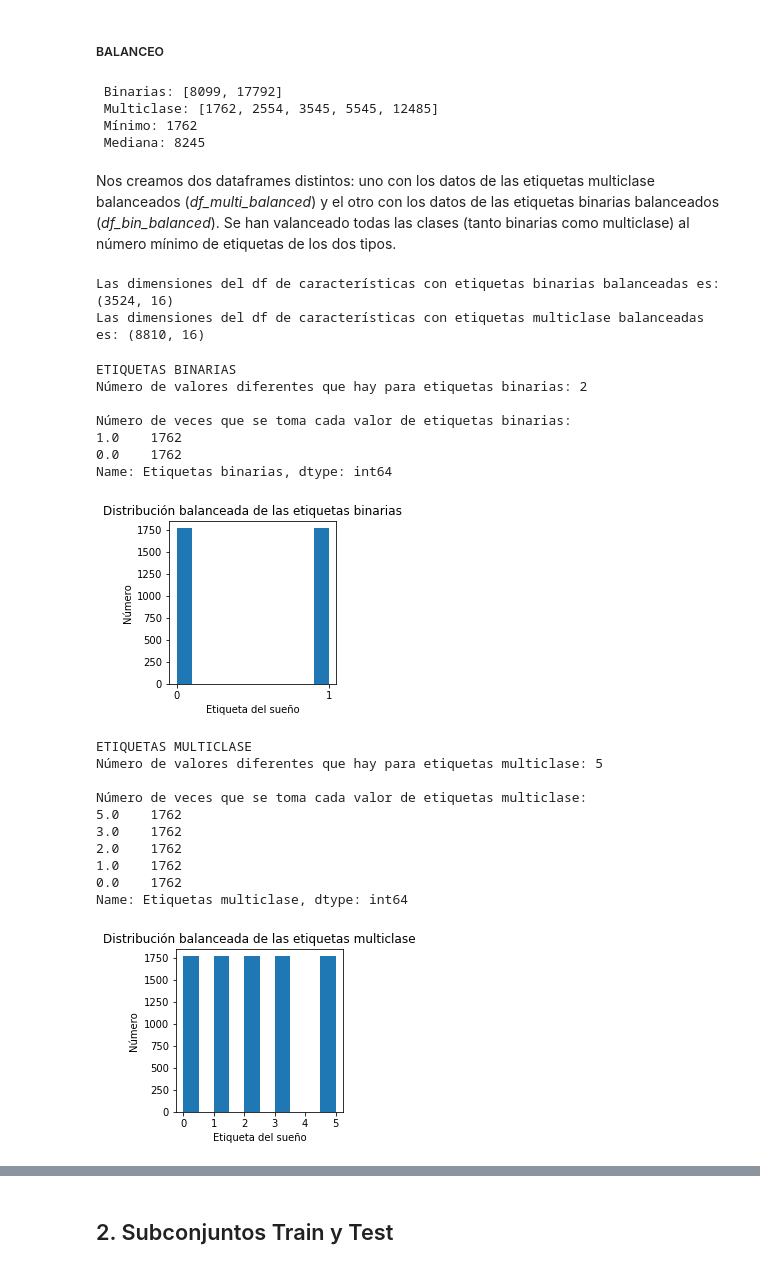
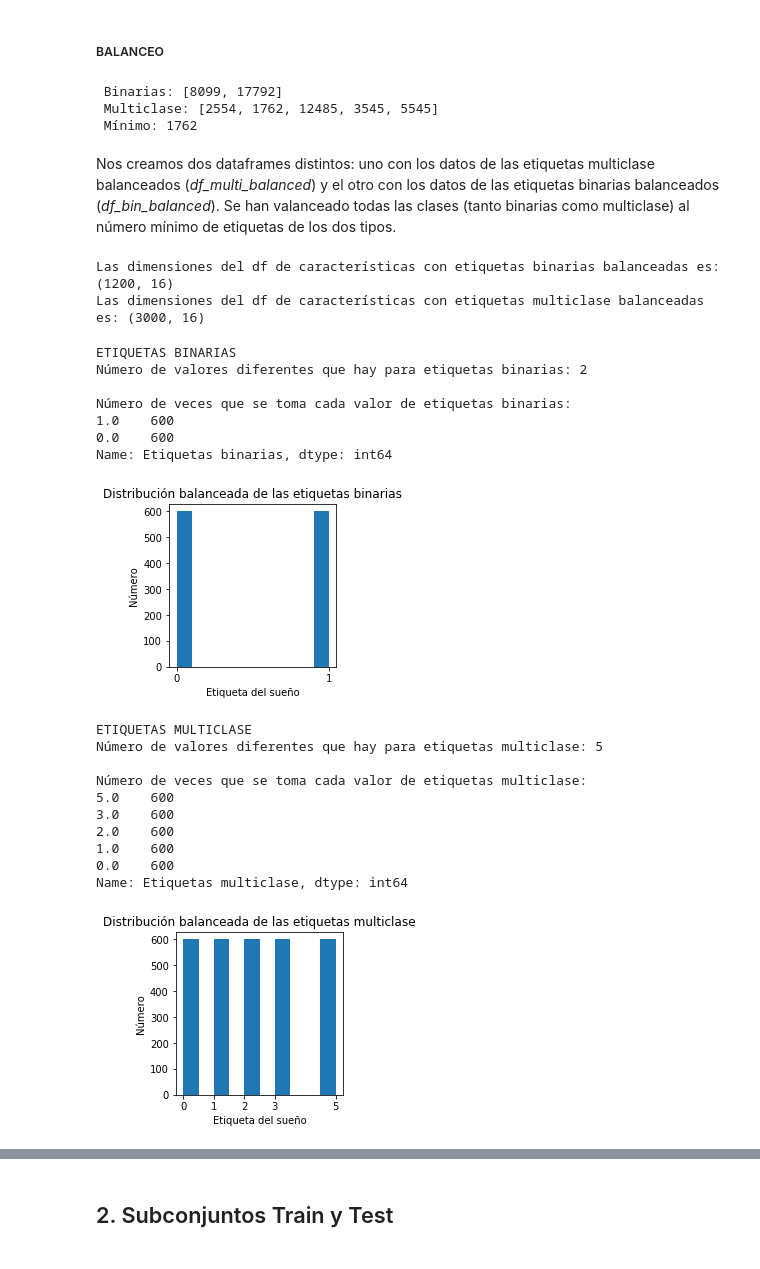
Before and after one commit to Noemiglois/SleepAnalysisWearable, a Jupyter notebook: TrainTest.ipynb, the cells around one changed output, grey strips where cells are left out. Cells and saved outputs as stored; diff of their text form; code cells hidden in the pictures.

```diff
--- a/TrainTest.ipynb
+++ b/TrainTest.ipynb
@@ -195,16 +185,15 @@ def mediana(datos):
 # %%
 n_lab=min([min(n_lab_binarias),min(n_lab_multiclase)])
-n_lab_mediana=mediana([mediana(n_lab_binarias),mediana(n_lab_multiclase)])
 
-print('\n','Binarias:',n_lab_binarias,'\n','Multiclase:',n_lab_multiclase,'\n','Mínimo:',n_lab,'\n','Mediana:',n_lab_mediana)
+print('\n','Binarias:',n_lab_binarias,'\n','Multiclase:',n_lab_multiclase,'\n','Mínimo:',n_lab,'\n')
 # %% [output]
  Binarias: [8099, 17792]
- Multiclase: [1762, 2554, 3545, 5545, 12485]
+ Multiclase: [2554, 1762, 12485, 3545, 5545]
  Mínimo: 1762
- Mediana: 8245
 # %% [markdown]
 Nos creamos dos dataframes distintos: uno con los datos de las etiquetas multiclase balanceados (*df_multi_balanced*) y el otro con los datos de las etiquetas binarias balanceados (*df_bin_balanced*). Se han valanceado todas las clases (tanto binarias como multiclase) al número mínimo de etiquetas de los dos tipos.
 # %%
+n_lab=10
 df_bin_balanced = pd.DataFrame()
 df_bin_balanced=df_bin_balanced.append(df0_bin.sample(n_lab)).append(df1_bin.sample(n_lab))
 print('Las dimensiones del df de características con etiquetas binarias balanceadas es:',df_bin_balanced.shape)
@@ -213,52 +202,52 @@ df_multi_balanced = pd.DataFrame()
 df_multi_balanced=df_multi_balanced.append(df0_multi.sample(n_lab)).append(df1_multi.sample(n_lab)).append(df2_multi.sample(n_lab)).append(df3_multi.sample(n_lab)).append(df5_multi.sample(n_lab))
 print('Las dimensiones del df de características con etiquetas multiclase balanceadas es:',df_multi_balanced.shape)
 # %% [output]
-Las dimensiones del df de características con etiquetas binarias balanceadas es: (3524, 16)
-Las dimensiones del df de características con etiquetas multiclase balanceadas es: (8810, 16)
+Las dimensiones del df de características con etiquetas binarias balanceadas es: (1200, 16)
+Las dimensiones del df de características con etiquetas multiclase balanceadas es: (3000, 16)
 # %%
 print('\x1b[1;30m'+'ETIQUETAS BINARIAS'+'\x1b[0m')
 print('Número de valores diferentes que hay para etiquetas binarias:',df_bin_balanced['Etiquetas binarias'].nunique(),'\n')
 print('Número de veces que se toma cada valor de etiquetas binarias:')
 print(df_bin_balanced['Etiquetas binarias'].value_counts(),'\n')
 plt.figure(figsize=(3, 3))
 plt.title('Distribución balanceada de las etiquetas binarias')
 plt.xlabel("Etiqueta del sueño")
 plt.ylabel("Número")
-plt.xticks([-1,0,1,2,3,4,5])
+plt.xticks([0,1])
 plt.hist(df_bin_balanced['Etiquetas binarias'])
 plt.show()
 
 print('\x1b[1;30m'+'ETIQUETAS MULTICLASE'+'\x1b[0m')
 print('Número de valores diferentes que hay para etiquetas multiclase:',df_multi_balanced['Etiquetas multiclase'].nunique(),'\n')
 print('Número de veces que se toma cada valor de etiquetas multiclase:')
 print(df_multi_balanced['Etiquetas multiclase'].value_counts(),'\n')
 plt.figure(figsize=(3, 3))
 plt.title('Distribución balanceada de las etiquetas multiclase')
 plt.xlabel("Etiqueta del sueño")
 plt.ylabel("Número")
-plt.xticks([-1,0,1,2,3,4,5])
+plt.xticks([-1,0,1,2,3,5])
 plt.hist(df_multi_balanced['Etiquetas multiclase'])
 plt.show()
 # %% [output]
 ETIQUETAS BINARIAS
 Número de valores diferentes que hay para etiquetas binarias: 2
 
 Número de veces que se toma cada valor de etiquetas binarias:
-1.0    1762
-0.0    1762
+1.0    600
+0.0    600
 Name: Etiquetas binarias, dtype: int64
-[figure, old version]
+[figure, new version]
 ETIQUETAS MULTICLASE
 Número de valores diferentes que hay para etiquetas multiclase: 5
 
 Número de veces que se toma cada valor de etiquetas multiclase:
-5.0    1762
-3.0    1762
-2.0    1762
-1.0    1762
-0.0    1762
+5.0    600
+3.0    600
+2.0    600
+1.0    600
+0.0    600
 Name: Etiquetas multiclase, dtype: int64
-[figure, old version]
+[figure, new version]
 # %%
 print('El porcentaje de datos del que se dispone tras balancear las etiquetas binarias es:',"{0:.2f}".format((df_bin_balanced.shape[0]*100)/df.shape[0]),'%')
 print('El porcentaje de datos del que se dispone tras balancear las etiquetas multiclase es:',"{0:.2f}".format((df_multi_balanced.shape[0]*100)/df.shape[0]),'%')
```
Also changed, not shown: parts of 13 cells of this notebook, 3 other files.
